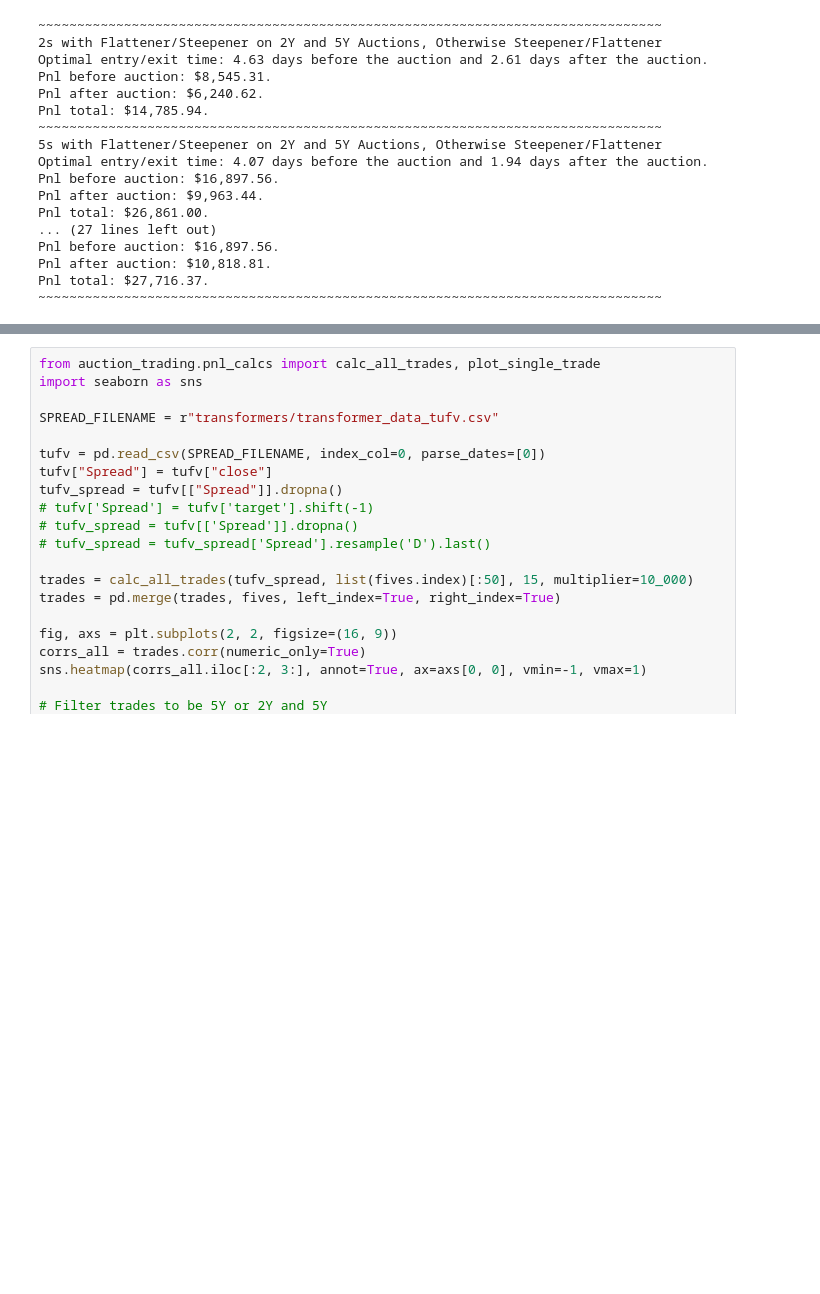
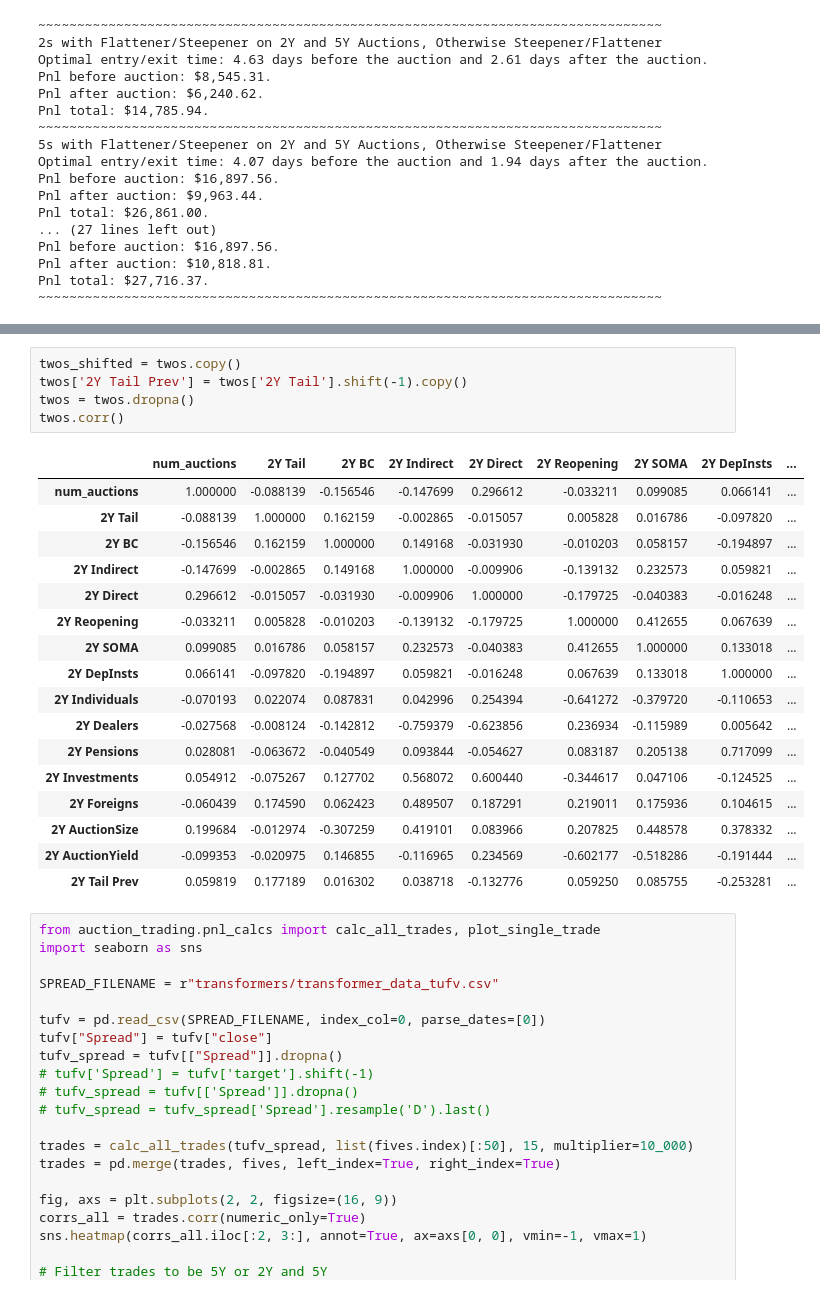
Before and after one commit to chiwailee/UChicago-Winter2022, a Jupyter notebook: Auction_Analysis.ipynb, the cells around one changed output, grey strips where cells are left out. Cells and saved outputs as stored; diff of their text form; blank space fills up the shorter version.

```diff
--- a/Auction_Analysis.ipynb
+++ b/Auction_Analysis.ipynb
@@ -95,3 +131,26 @@ df
+# %%
+twos_shifted = twos.copy()
+twos['2Y Tail Prev'] = twos['2Y Tail'].shift(-1).copy()
+twos = twos.dropna()
+twos.corr()
+# %% [output]
+|  | num_auctions | 2Y Tail | 2Y BC | 2Y Indirect | 2Y Direct | 2Y Reopening | 2Y SOMA | 2Y DepInsts | ... |
+| num_auctions | 1.000000 | -0.088139 | -0.156546 | -0.147699 | 0.296612 | -0.033211 | 0.099085 | 0.066141 | ... |
+| 2Y Tail | -0.088139 | 1.000000 | 0.162159 | -0.002865 | -0.015057 | 0.005828 | 0.016786 | -0.097820 | ... |
+| 2Y BC | -0.156546 | 0.162159 | 1.000000 | 0.149168 | -0.031930 | -0.010203 | 0.058157 | -0.194897 | ... |
+| 2Y Indirect | -0.147699 | -0.002865 | 0.149168 | 1.000000 | -0.009906 | -0.139132 | 0.232573 | 0.059821 | ... |
+| 2Y Direct | 0.296612 | -0.015057 | -0.031930 | -0.009906 | 1.000000 | -0.179725 | -0.040383 | -0.016248 | ... |
+| 2Y Reopening | -0.033211 | 0.005828 | -0.010203 | -0.139132 | -0.179725 | 1.000000 | 0.412655 | 0.067639 | ... |
+| 2Y SOMA | 0.099085 | 0.016786 | 0.058157 | 0.232573 | -0.040383 | 0.412655 | 1.000000 | 0.133018 | ... |
+| 2Y DepInsts | 0.066141 | -0.097820 | -0.194897 | 0.059821 | -0.016248 | 0.067639 | 0.133018 | 1.000000 | ... |
+| 2Y Individuals | -0.070193 | 0.022074 | 0.087831 | 0.042996 | 0.254394 | -0.641272 | -0.379720 | -0.110653 | ... |
+| 2Y Dealers | -0.027568 | -0.008124 | -0.142812 | -0.759379 | -0.623856 | 0.236934 | -0.115989 | 0.005642 | ... |
+| 2Y Pensions | 0.028081 | -0.063672 | -0.040549 | 0.093844 | -0.054627 | 0.083187 | 0.205138 | 0.717099 | ... |
+| 2Y Investments | 0.054912 | -0.075267 | 0.127702 | 0.568072 | 0.600440 | -0.344617 | 0.047106 | -0.124525 | ... |
+| 2Y Foreigns | -0.060439 | 0.174590 | 0.062423 | 0.489507 | 0.187291 | 0.219011 | 0.175936 | 0.104615 | ... |
+| 2Y AuctionSize | 0.199684 | -0.012974 | -0.307259 | 0.419101 | 0.083966 | 0.207825 | 0.448578 | 0.378332 | ... |
+| 2Y AuctionYield | -0.099353 | -0.020975 | 0.146855 | -0.116965 | 0.234569 | -0.602177 | -0.518286 | -0.191444 | ... |
+| 2Y Tail Prev | 0.059819 | 0.177189 | 0.016302 | 0.038718 | -0.132776 | 0.059250 | 0.085755 | -0.253281 | ... |
 # %%
 from auction_trading.pnl_calcs import calc_all_trades, plot_single_trade
 import seaborn as sns
```
Also changed, not shown: parts of 2 cells of this notebook.
